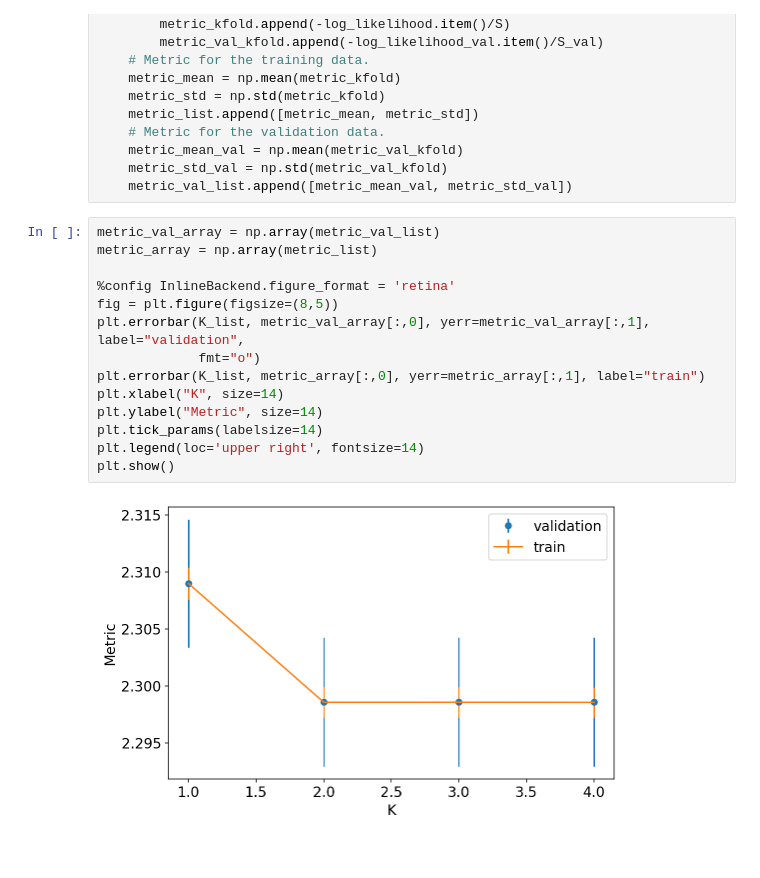
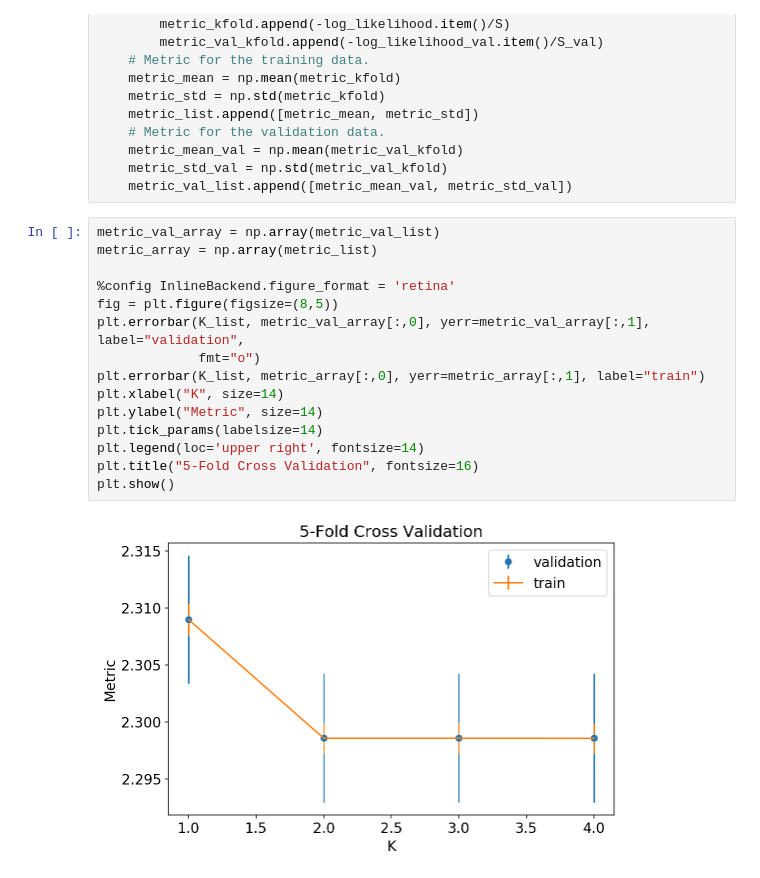
Before and after one commit to jingluan-xw/Binomial-Mixture-Model-with-EM-Algorithm, a Jupyter notebook: tutorial.ipynb, the cells around one changed output. Cells and saved outputs as stored; diff of their text form.

Commit message:
5FoldCV figure added to readme.

```diff
--- a/tutorial.ipynb
+++ b/tutorial.ipynb
@@ -275,16 +275,17 @@ for K in K_list:
 # %%
 metric_val_array = np.array(metric_val_list)
 metric_array = np.array(metric_list)
 
 %config InlineBackend.figure_format = 'retina'
 fig = plt.figure(figsize=(8,5))
 plt.errorbar(K_list, metric_val_array[:,0], yerr=metric_val_array[:,1], label="validation",
              fmt="o")
 plt.errorbar(K_list, metric_array[:,0], yerr=metric_array[:,1], label="train")
 plt.xlabel("K", size=14)
 plt.ylabel("Metric", size=14)
 plt.tick_params(labelsize=14)
 plt.legend(loc='upper right', fontsize=14)
+plt.title("5-Fold Cross Validation", fontsize=16)
 plt.show()
 # %% [output]
-[figure, old version]
+[figure, new version]
```
Also changed, not shown: 2 other files.
